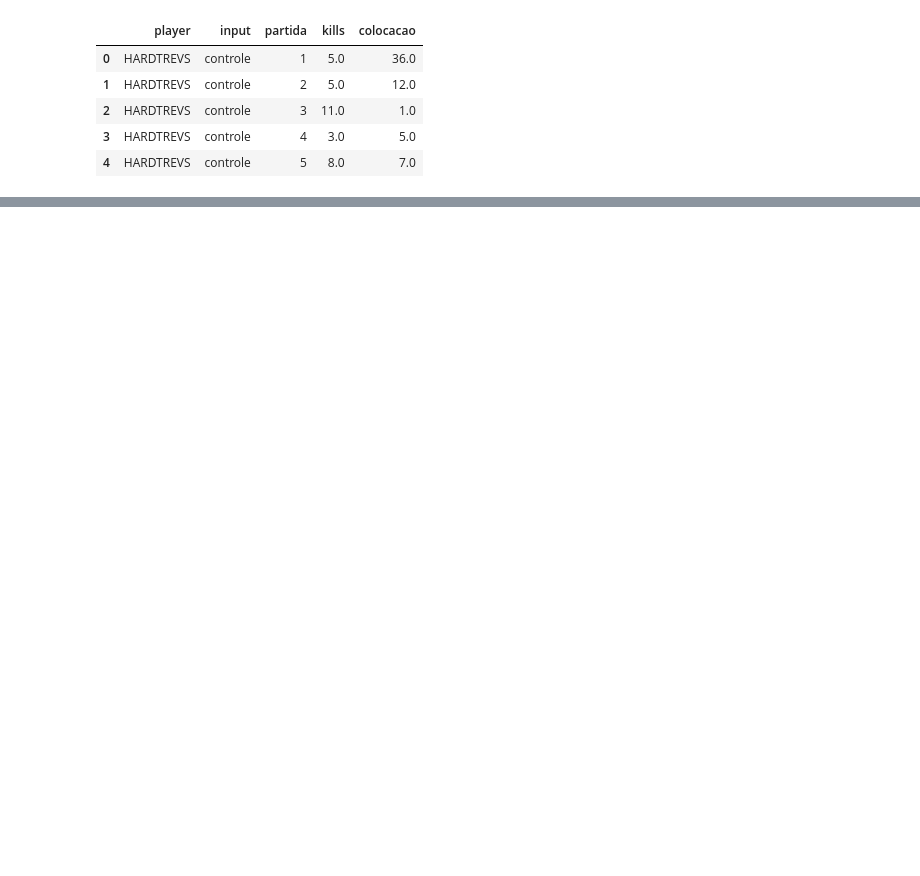
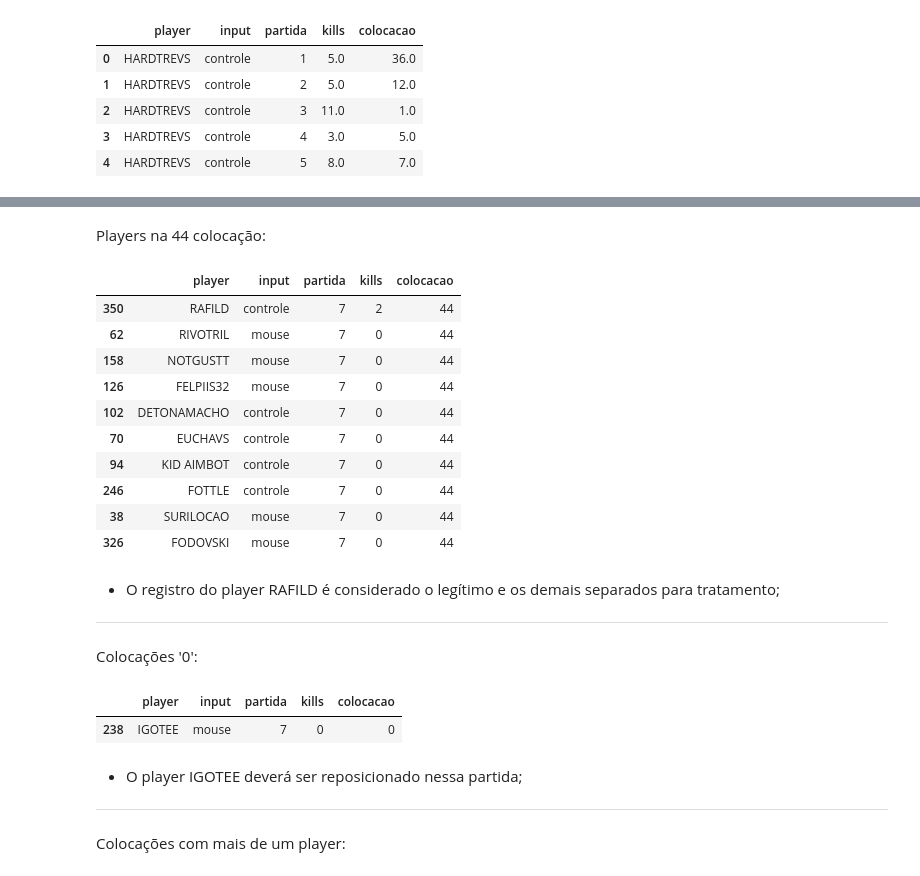
Before and after one commit to GodoyLucas/king_of_rebirth, a Jupyter notebook: King_of_Rebirth.ipynb, the cells around one changed output, grey strips where cells are left out. Drawn from its saved outputs; the diff is of its cells as text; code cells hidden in the pictures; blank space fills up the shorter version.

```diff
--- a/King_of_Rebirth.ipynb
+++ b/King_of_Rebirth.ipynb
@@ -14,0 +630,3 @@ final.head()
+# %%
+partida_7 = final.query('partida == 7').sort_values(by='colocacao', ascending = False)
+partida_7.head()
@@ -14,0 +640,31 @@ final.head()
+# %% [markdown]
+Players na 44 colocação:
+# %%
+partida_7.query('colocacao == 44')
+# %% [output]
+|  | player | input | partida | kills | colocacao |
+| 350 | RAFILD | controle | 7 | 2 | 44 |
+| 62 | RIVOTRIL | mouse | 7 | 0 | 44 |
+| 158 | NOTGUSTT | mouse | 7 | 0 | 44 |
+| 126 | FELPIIS32 | mouse | 7 | 0 | 44 |
+| 102 | DETONAMACHO | controle | 7 | 0 | 44 |
+| 70 | EUCHAVS | controle | 7 | 0 | 44 |
+| 94 | KID AIMBOT | controle | 7 | 0 | 44 |
+| 246 | FOTTLE | controle | 7 | 0 | 44 |
+| 38 | SURILOCAO | mouse | 7 | 0 | 44 |
+| 326 | FODOVSKI | mouse | 7 | 0 | 44 |
+# %% [markdown]
+- O registro do player RAFILD é considerado o legítimo e os demais separados para tratamento;
+____________________
+# %% [markdown]
+Colocações '0':
+# %%
+partida_7.query('colocacao == 0')
+# %% [output]
+|  | player | input | partida | kills | colocacao |
+| 238 | IGOTEE | mouse | 7 | 0 | 0 |
+# %% [markdown]
+- O player IGOTEE deverá ser reposicionado nessa partida;
+___
+# %% [markdown]
+Colocações com mais de um player:
```
Also changed, not shown: parts of 140 cells of this notebook.
